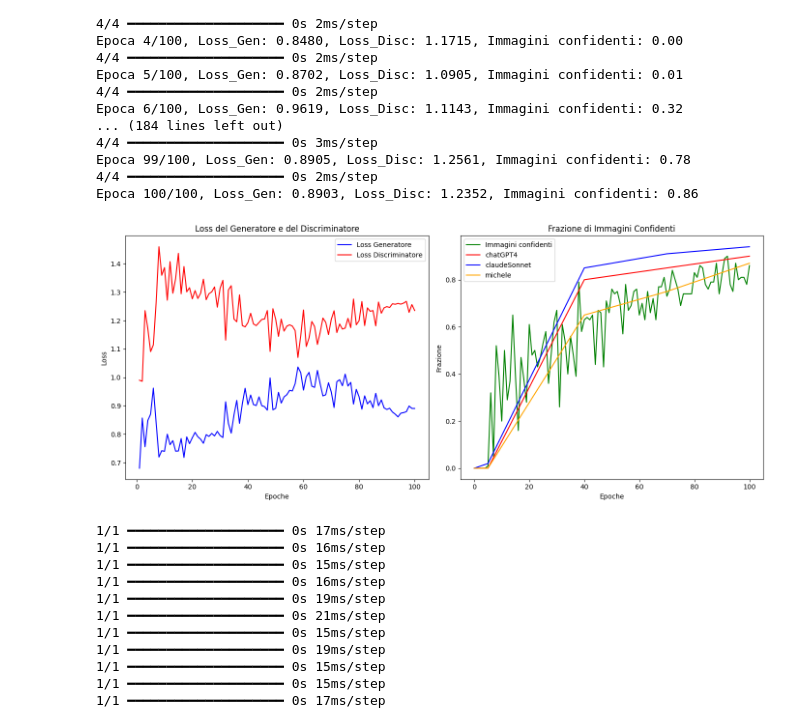
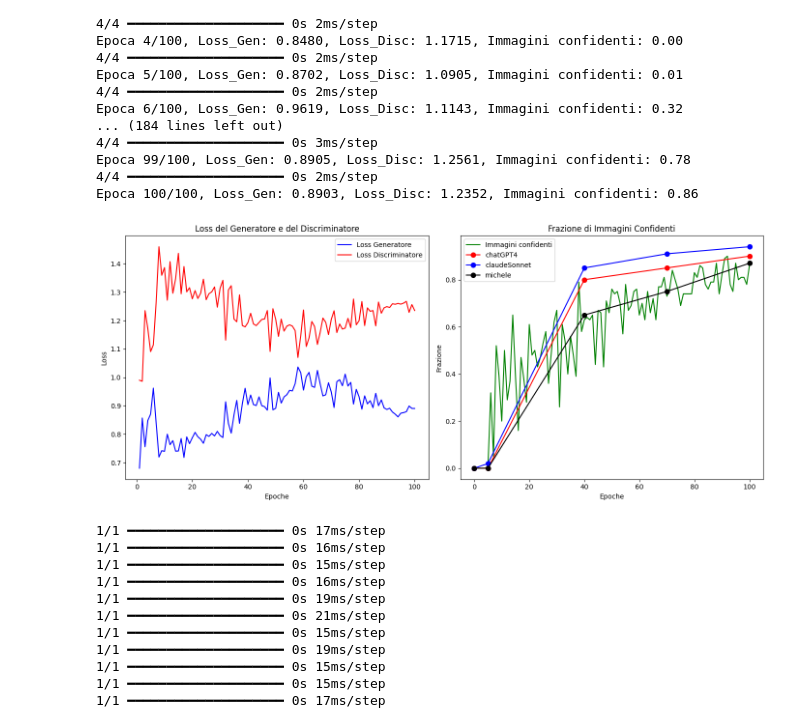
Before and after one commit to Keyrama/Machine-Learning, a Jupyter notebook: GAN.ipynb, the cells around one changed output. Cells and saved outputs as stored; diff of their text form; code cells hidden in the pictures.

```diff
--- a/GAN.ipynb
+++ b/GAN.ipynb
@@ -535,37 +535,37 @@ def visualizza_metriche(losses_gen, losses_disc, conteggio_immagini_confidenti):
     array_epoche = np.array([0, 5, 40, 70, 100])
 
     array_chatGPT4 = np.array([0, 0, 0.80, 0.85, 0.9])
     array_claudeSonnet = np.array([0, 0.02, 0.85, 0.91, 0.94])
     array_michele = np.array([0, 0, 0.65, 0.75, 0.87])
 
     fig, (ax1, ax2) = plt.subplots(1, 2, figsize=(14, 6))
 
     ax1.plot(epoche, losses_gen, label='Loss Generatore', color='blue')
     ax1.plot(epoche, losses_disc, label='Loss Discriminatore', color='red')
 
     ax1.set_xlabel('Epoche')
     ax1.set_ylabel('Loss')
     ax1.set_title('Loss del Generatore e del Discriminatore')
     ax1.legend()
 
     ax2.plot(epoche, conteggio_immagini_confidenti, label='Immagini confidenti', color='green')
     ax2.set_xlabel('Epoche')
     ax2.set_ylabel('Frazione')
     ax2.set_title('Frazione di Immagini Confidenti')
 
-    ax2.plot(array_epoche, array_chatGPT4, label='chatGPT4', color='red')
-    ax2.plot(array_epoche, array_claudeSonnet, label='claudeSonnet', color='blue')
-    ax2.plot(array_epoche, array_michele, label='michele', color='orange')
+    ax2.plot(array_epoche, array_chatGPT4, label='chatGPT4', color='red', marker='o', markersize=7)
+    ax2.plot(array_epoche, array_claudeSonnet, label='claudeSonnet', color='blue', marker='o', markersize=7)
+    ax2.plot(array_epoche, array_michele, label='michele', color='black', marker='o', markersize=7)
 
     ax2.legend()
 
     plt.tight_layout()
     plt.show()
 
 # Visualizza le metriche di allenamento
 visualizza_metriche(losses_gen, losses_disc, conteggio_immagini_confidenti)
 # %% [output]
-[figure, old version]
+[figure, new version]
 # %%
 # Visualizza degli esempi di immagini generate durante l'allenamento con le relative probabilità predette dal classificatore pre-addestrato
 
```
